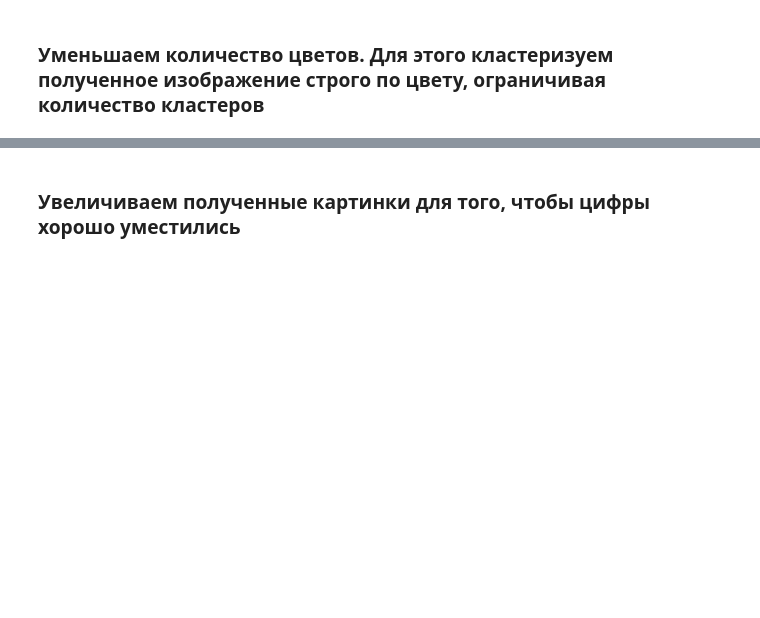
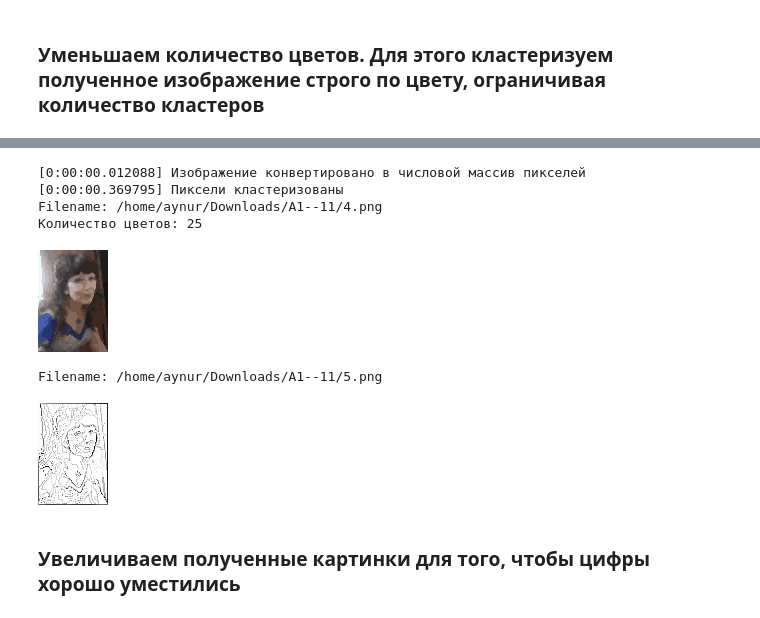
Before and after one commit to maksutovaynur/PicturesByNumber, a Jupyter notebook: КартиныПоНомерам.ipynb, the cells around one changed output, grey strips where cells are left out. Cells and saved outputs as stored; diff of their text form; code cells hidden in the pictures; blank space fills up the shorter version.

```diff
--- a/КартиныПоНомерам.ipynb
+++ b/КартиныПоНомерам.ipynb
@@ -134,10 +134,10 @@ def cadre(im, cluster, max_rlevel, use_coords=1.2):
 # %% [markdown]
 ### Создаём функции, необходимые для создания контурного рисунка
 # %%
-def get_contour(im):
+def создать_контур(im):
     return im.convert("L").filter(ImageFilter.CONTOUR)
 
-def get_contour2(im):
+def создать_контур2(im):
     return im.convert("L").filter(ImageFilter.FIND_EDGES)
 
 def normalize(tpl):
@@ -150,7 +150,7 @@ def normalize(tpl):
 def order_color(x):
     return 9000*x[2] + 30*x[1] + x[0]
 
-def mark_contour(im, cont_im, grid_size=30, lim=15, font_size=10):
+def расставить_номера(im, cont_im, grid_size=30, lim=15, font_size=10):
     fnt = ImageFont.truetype('./font2.ttf', font_size)
     im_new = cont_im.copy()
     d = ImageDraw.Draw(im_new)
@@ -182,7 +182,7 @@ def mark_contour(im, cont_im, grid_size=30, lim=15, font_size=10):
     for i, v in enumerate(color_map):
         pl_dr.point((i, 1), v)
     factor=im.size[0]/len(color_map)
-    palette = enlarge(palette, factor=factor)
+    palette = увеличить(palette, factor=factor)
     pl_dr = ImageDraw.Draw(palette)
     fnt = ImageFont.truetype('./font.ttf', font_size*2)
     for i, v in enumerate(color_map):
@@ -264,2 +248,18 @@ Filename: /home/aynur/Downloads/A1--4/18.png
+# %%
+рисунок2 = кластеризовать_цвета(рисунок, cluster=алгоритм_к_средних(число_кластеров=25, max_iter=300),уровень=0, использовать_координаты=0)
+рисунок2.save(НОВОЕ_НАЗВАНИЕ_КАРТИНКИ())
+print("Количество цветов:", все_цвета_на_картинке(рисунок2).shape[0])
+изобразить(рисунок2)
+контур2 = создать_контур(рисунок2)
+контур2.save(НОВОЕ_НАЗВАНИЕ_КАРТИНКИ())
+изобразить(контур2)
+# %% [output]
+[0:00:00.012088] Изображение конвертировано в числовой массив пикселей
+[0:00:00.369795] Пиксели кластеризованы
+Filename: /home/aynur/Downloads/A1--11/4.png
+Количество цветов: 25
+[figure, added]
+Filename: /home/aynur/Downloads/A1--11/5.png
+[figure, added]
 # %% [markdown]
 ### Увеличиваем полученные картинки для того, чтобы цифры хорошо уместились
```
Also changed, not shown: parts of 13 cells of this notebook.
